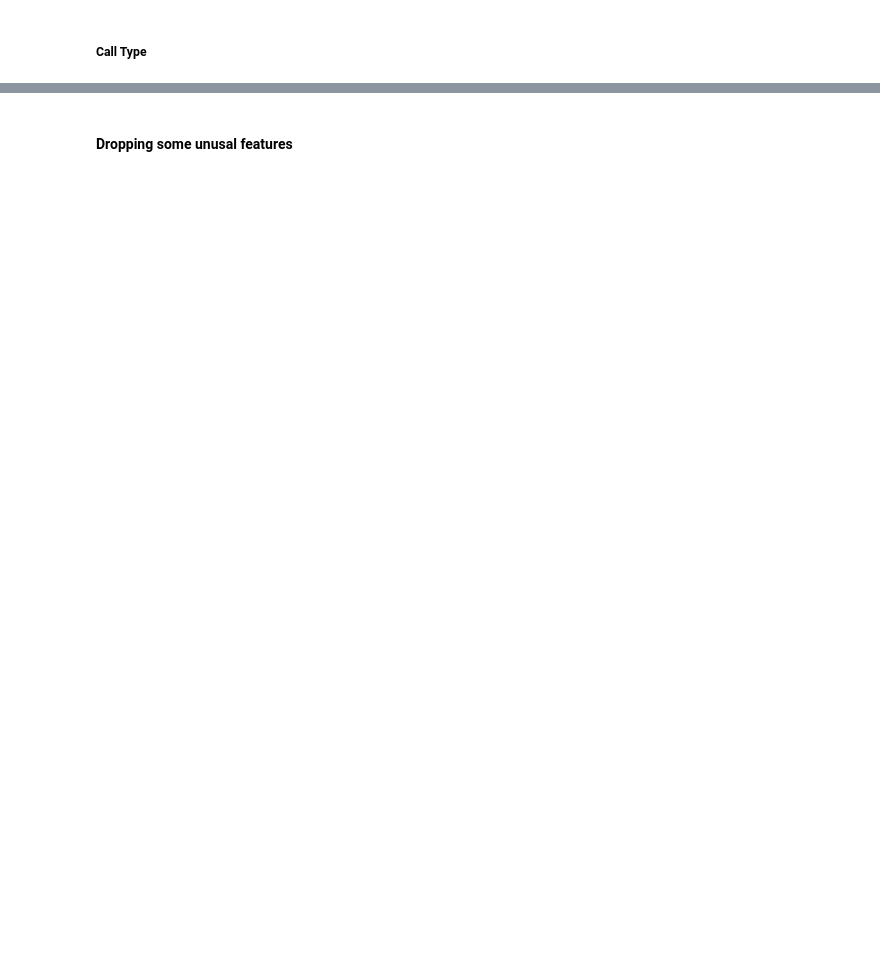
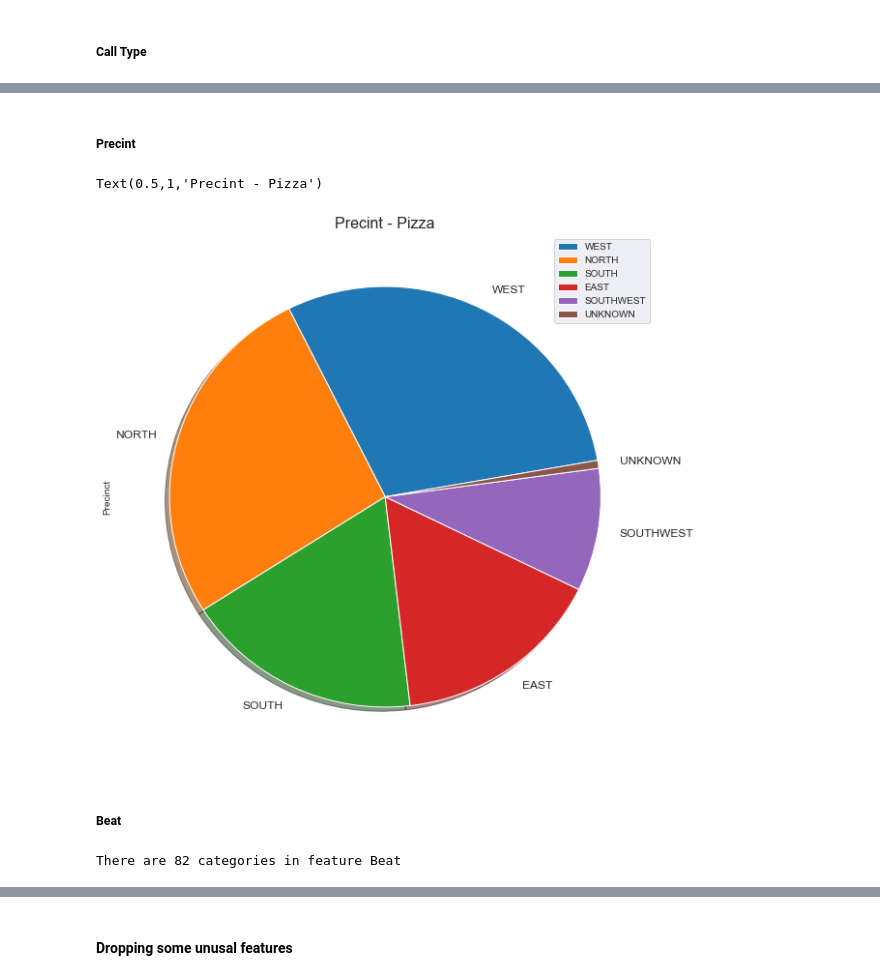
Before and after one commit to Leudyston/kdd_project, a Jupyter notebook: seattle.ipynb, the cells around one changed output, grey strips where cells are left out. Saved outputs shown, nothing was run; the diff lists cells and outputs as text; code cells hidden in the pictures; blank space fills up the shorter version.

```diff
--- a/seattle.ipynb
+++ b/seattle.ipynb
@@ -82,0 +156,18 @@ sns.countplot(y = 'Sector', ax = ax[1], data = data)
+# %%
+data['Priority'] = data['Priority'].astype('object')
+# %% [markdown]
+##### Precint
+# %%
+precint = pd.DataFrame(round(data['Precinct'].value_counts()/data.shape[0] * 100, 2))
+# %%
+p = precint.plot.pie(y ='Precinct', startangle = 10, ax = plt.subplots(figsize = (10, 10))[1], fontsize = 12, shadow = True)
+p.set_title('Precint - Pizza', fontsize = 16)
+# %% [output]
+Text(0.5,1,'Precint - Pizza')
+[figure, added]
+# %% [markdown]
+##### Beat
+# %%
+print(f"There are {data['Beat'].nunique()} categories in feature Beat")
+# %% [output]
+There are 82 categories in feature Beat
```
Also changed, not shown: parts of 66 cells of this notebook.
